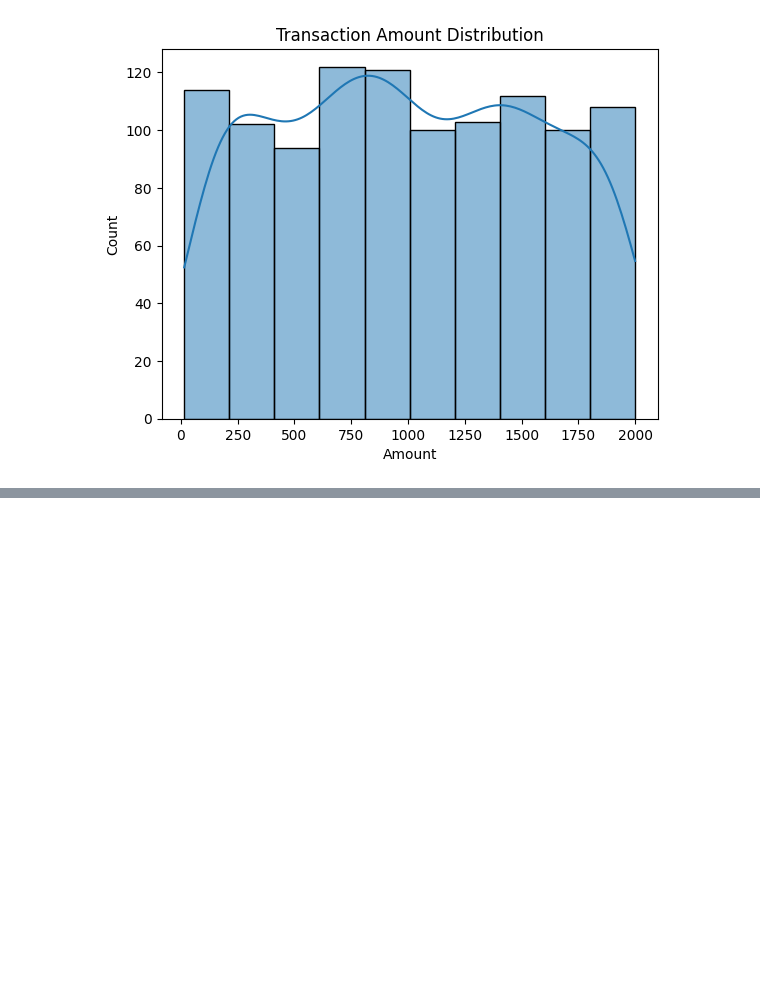
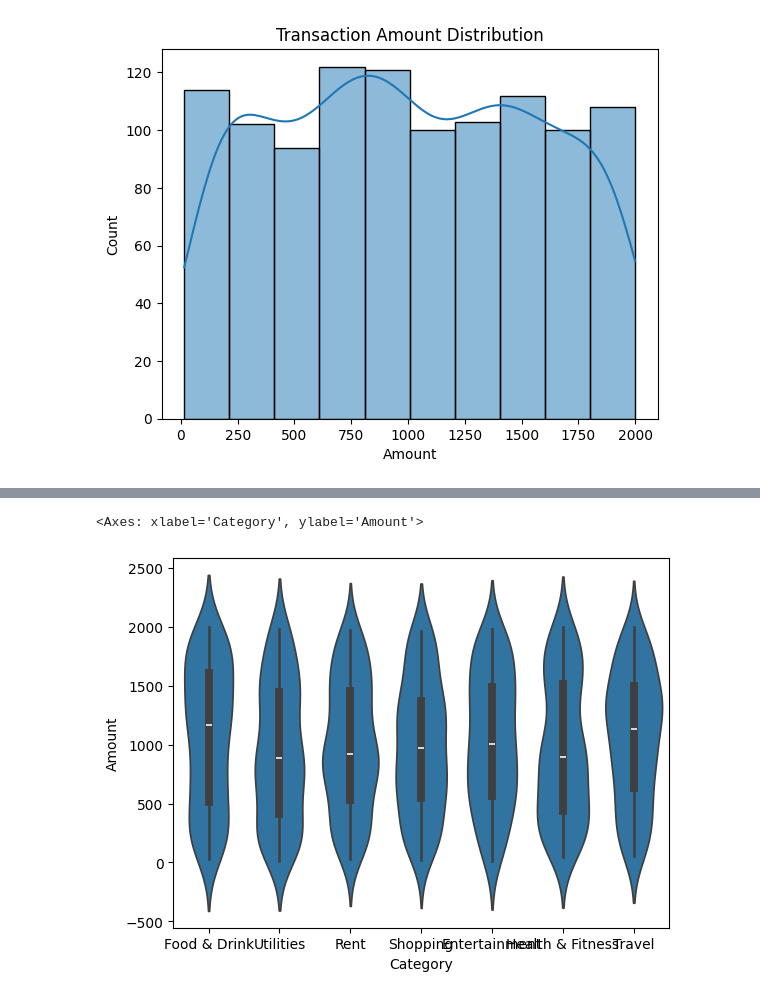
Before and after one commit to YASH280626/expense-tracker, a Jupyter notebook: analytics/analysis.ipynb, the cells around one changed output, grey strips where cells are left out. Drawn from its saved outputs; the diff is of its cells as text; code cells hidden in the pictures; blank space fills up the shorter version.

```diff
--- a/analytics/analysis.ipynb
+++ b/analytics/analysis.ipynb
@@ -687,0 +705,5 @@ plt.show()
+# %%
+sns.violinplot(x='Category', y='Amount', data=expense_df)
+# %% [output]
+<Axes: xlabel='Category', ylabel='Amount'>
+[figure, added]
```
Also changed, not shown: parts of 1 cell of this notebook, 1 other file.
